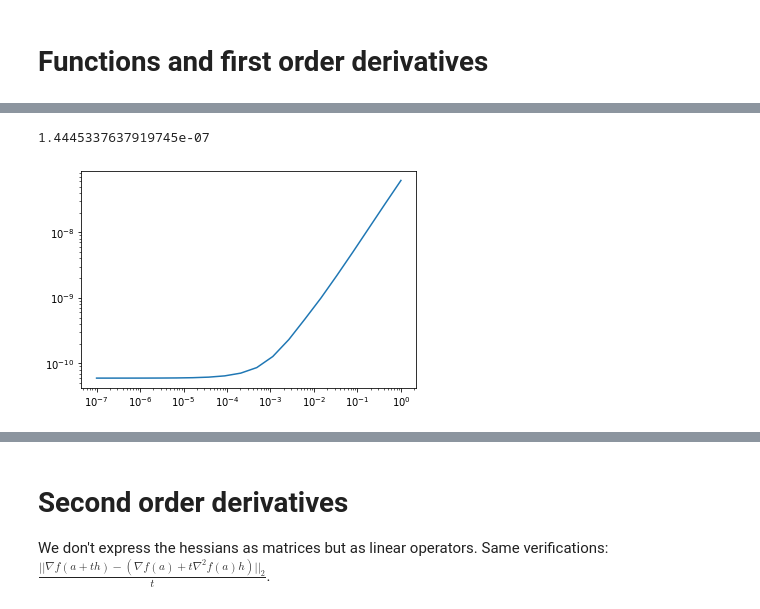
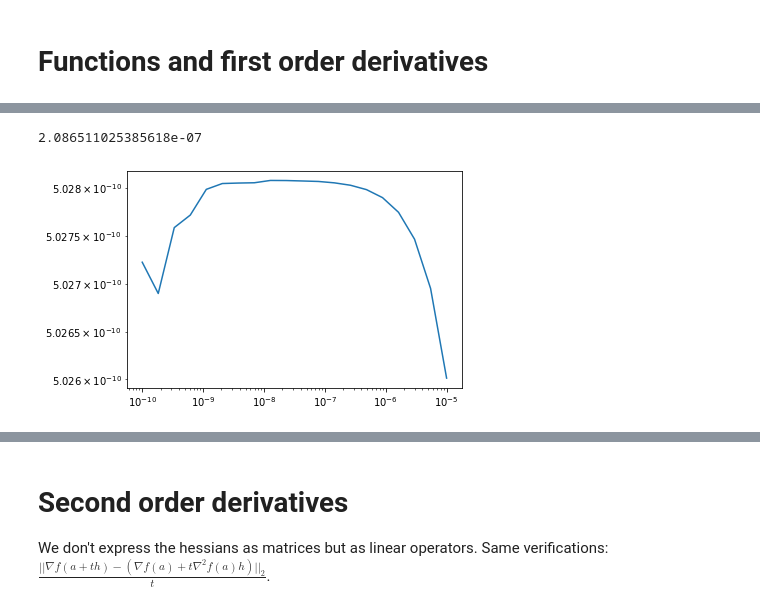
Before and after one commit to Biagig/Learning-Sampling-Pattern, a Jupyter notebook: Upper Level.ipynb, the cells around one changed output, grey strips where cells are left out. Cells and saved outputs as stored; diff of their text form; code cells hidden in the pictures.

```diff
--- a/Upper Level.ipynb
+++ b/Upper Level.ipynb
@@ -39,7 +42,4 @@ from scipy.optimize.lbfgsb import fmin_l_bfgs_b
 # %%
-u0 = get_sample_data('2d-mri')
-u0_mat = u0.data[125:175,125:175]
-
 n=u0_mat.shape[0]
 x = np.linspace(0,n,n,endpoint=False)/n-0.5
 y = np.linspace(0,n,n,endpoint=False)/n-0.5
@@ -49,7 +49,7 @@ kspace_loc = np.stack([X.flatten('F'),Y.flatten('F')],axis=1)
 m = convert_locations_to_mask(kspace_loc,u0_mat.shape)
 fourier_op = NonCartesianFFT(samples=kspace_loc, shape=u0_mat.shape,implementation='cpu')
 
-y = (1+0j)*fourier_op.op(u0_mat)+3e-7*np.random.randn(2*n*n).view(np.complex128)
+y = (1+0j)*fourier_op.op(u0_mat)+1e-7*np.random.randn(2*n*n).view(np.complex128)
 # %%
 #Subsampling: From pysap radial mask
 radial_mask = get_sample_data("mri-radial-samples")
@@ -63,7 +63,7 @@ radial_p[-1]=1e-6
 p = np.copy(radial_p)
 
 #Wavelet
-linear_op = WaveletN(wavelet_name="sym8",nb_scale=3,padding_mode = "periodization")
+linear_op = WaveletN(wavelet_name="sym8",nb_scale=4,padding_mode = "periodization")
 #linear_op = WaveletUD2(wavelet_id=24,nb_scale=3)
 
-param = {"zeta":1e15,"pn1":p[-1],"epsilon":1e-5,"gamma":1e-10}
+param = {"pn1":p[-1],"epsilon":1e-5,"gamma":1e-10}
@@ -86,14 +92,16 @@ plt.plot(x,psix_vec(x,param["gamma"]))
 # %%
 #Base functions
 def Eeps(x,p):return param["epsilon"]/2*np.linalg.norm(x)**2
-def Edata(x,p):return 0.5*np.linalg.norm(p[:-1]*(fourier_op.op(x)-y))**2
-def Ereg(x,p):return p[-1]*np.sum(rho_vec(linear_op.op(x),param["gamma"]))
+def Edata(x,p):return 0.5*np.linalg.norm(p[:-1]**2*(fourier_op.op(x)-y))**2
+def Ereg(x,p):return p[-1]*np.sum(rho_vec(np.abs(linear_op.op(x)),param["gamma"]))
 def Etot(x,p):return Eeps(x,p)+Edata(x,p)+Ereg(x,p)
 
 #First order derivatives
 def Du_Eeps(x,p):return param["epsilon"]*x
-def Du_Edata(x,p):return fourier_op.adj_op(p[:-1]**2*(fourier_op.op(x)-y))
-def Du_Ereg(x,p):return p[-1]*linear_op.adj_op(phi_vec(linear_op.op(x),param["gamma"])*linear_op.op(x))
+def Du_Edata(x,p):return fourier_op.adj_op(p[:-1]*(fourier_op.op(x)-y))
+def Du_Ereg(x,p):
+    lin_x = linear_op.op(x)
+    return p[-1]*linear_op.adj_op(phi_vec(np.abs(lin_x),param["gamma"])*lin_x)
 def Du_Etot(x,p):return Du_Eeps(x,p)+Du_Edata(x,p)+Du_Ereg(x,p)
 # %% [markdown]
 ### Numerical check
@@ -165,18 +187,18 @@ Gap between limits:2.0819143401224643e-19
 # %%
 # -- Etot --
 #Random vector with same amplitude as u0
-a2 = np.random.randn(n**2).reshape((n,n))/n*np.linalg.norm(u0_mat)
-a = np.random.randn(n**2).reshape((n,n))/n*np.linalg.norm(u0_mat)
+a = np.random.randn(2*n*n).view(np.complex128).reshape((n,n))/n*np.linalg.norm(u0_mat)
+a2 = np.random.randn(2*n*n).view(np.complex128).reshape((n,n))/n*np.linalg.norm(u0_mat)
 #a=u0_mat
 
-tests = np.logspace(-7,0,20)
+tests = np.logspace(-10,-5,20)
 real_values = np.array([Etot(a+t*a2,radial_p) for t in tests])
-approx = np.array([Etot(a,radial_p)+t*np.sum(Du_Etot(a,radial_p)*a2)for t in tests])
+approx = np.array([Etot(a,radial_p)+np.sum(Du_Etot(a,radial_p)*np.conj(t*a2))for t in tests])
 
 print(Etot(a,radial_p))
-plt.plot(tests,(real_values-approx)/tests)
+plt.plot(tests,np.abs((real_values-approx)/tests))
 plt.xscale("log")
 plt.yscale("log")
 # %% [output]
-1.4445337637919745e-07
+2.086511025385618e-07
-[figure, old version]
+[figure, new version]
```
Also changed, not shown: parts of 35 cells of this notebook.
